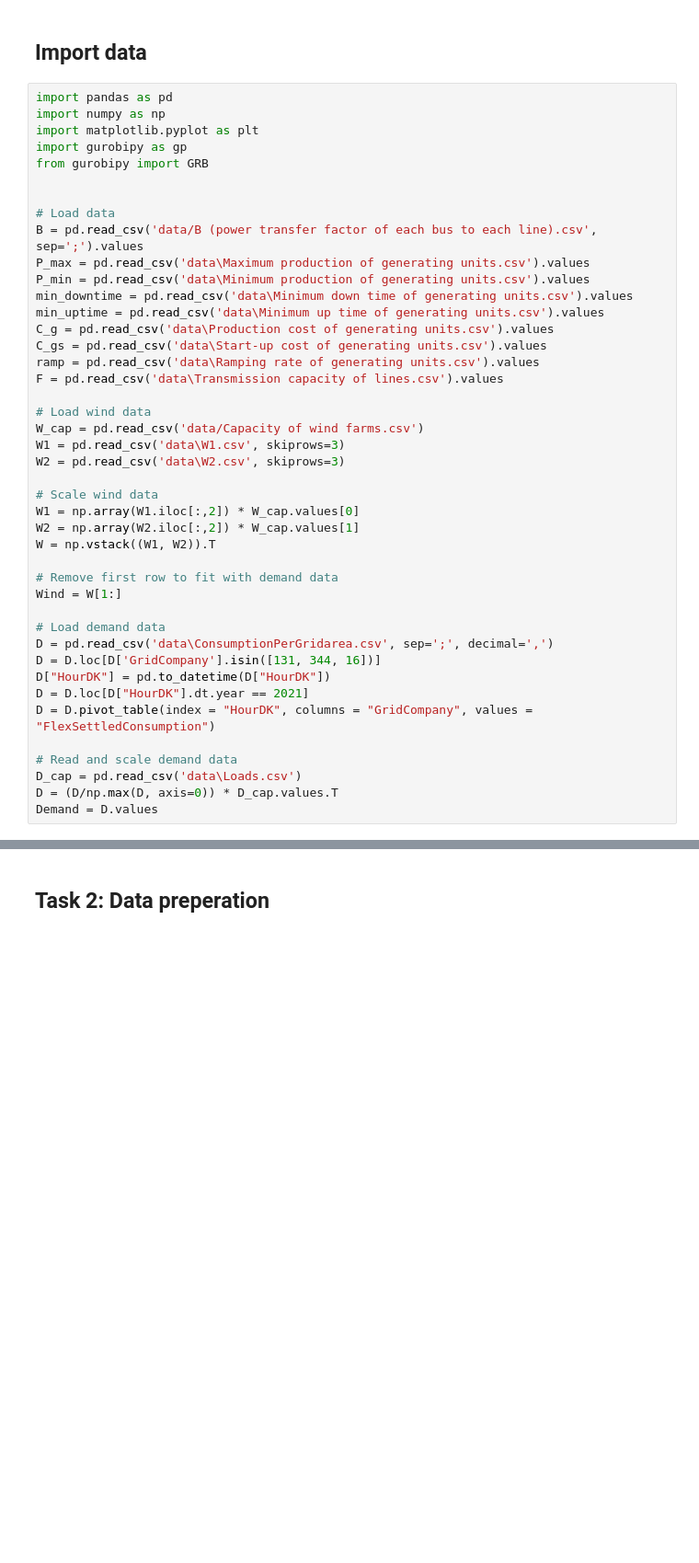
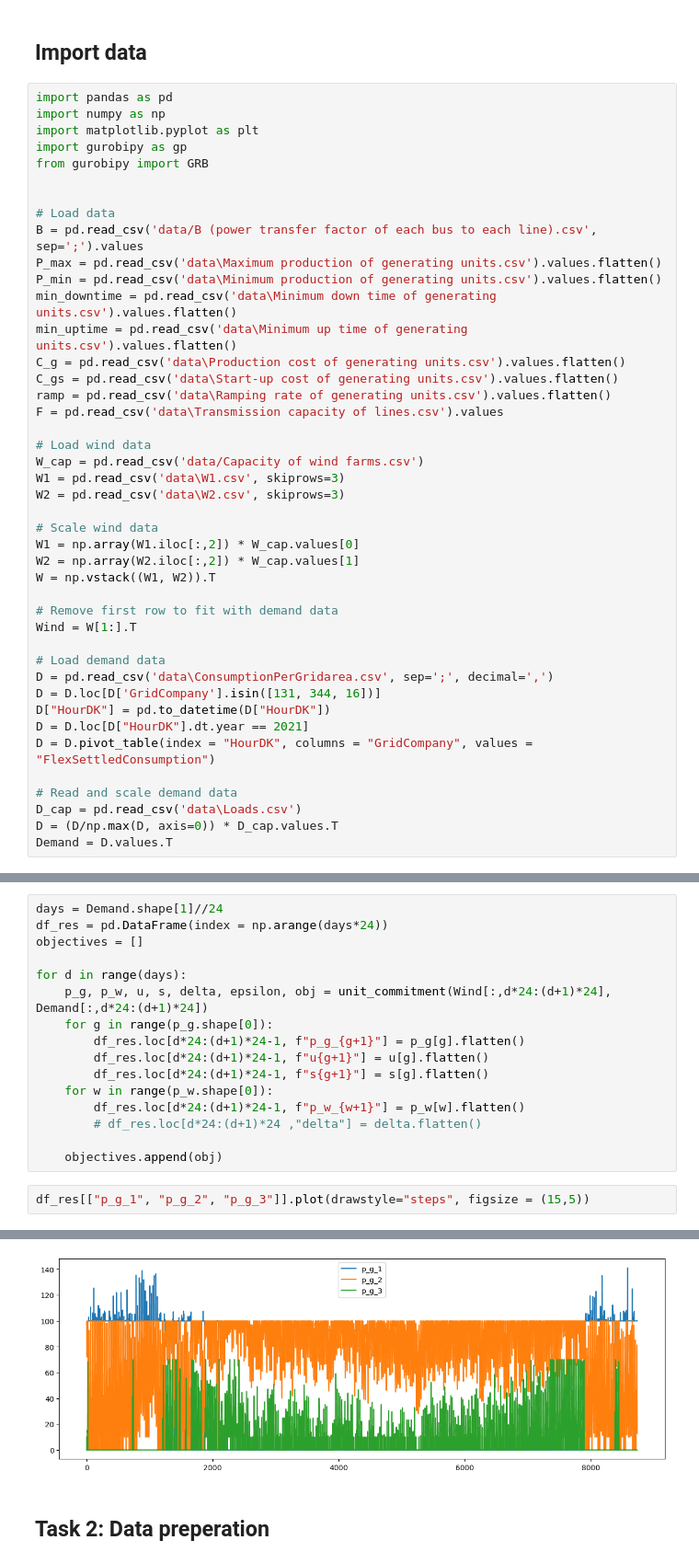
Before and after one commit to JacobSkaarup/46765_assignment2, a Jupyter notebook: main.ipynb, the cells around one changed output, grey strips where cells are left out. Shown at 92% size. Drawn from its saved outputs; the diff is of its cells as text; blank space fills up the shorter version.

Commit message:
Refactor data processing functions for enhanced performance and readability

```diff
--- a/main.ipynb
+++ b/main.ipynb
@@ -10,13 +10,13 @@ from gurobipy import GRB
 
 # Load data
 B = pd.read_csv('data/B (power transfer factor of each bus to each line).csv', sep=';').values
-P_max = pd.read_csv('data\Maximum production of generating units.csv').values
-P_min = pd.read_csv('data\Minimum production of generating units.csv').values
-min_downtime = pd.read_csv('data\Minimum down time of generating units.csv').values
-min_uptime = pd.read_csv('data\Minimum up time of generating units.csv').values
-C_g = pd.read_csv('data\Production cost of generating units.csv').values
-C_gs = pd.read_csv('data\Start-up cost of generating units.csv').values
-ramp = pd.read_csv('data\Ramping rate of generating units.csv').values
+P_max = pd.read_csv('data\Maximum production of generating units.csv').values.flatten()
+P_min = pd.read_csv('data\Minimum production of generating units.csv').values.flatten()
+min_downtime = pd.read_csv('data\Minimum down time of generating units.csv').values.flatten()
+min_uptime = pd.read_csv('data\Minimum up time of generating units.csv').values.flatten()
+C_g = pd.read_csv('data\Production cost of generating units.csv').values.flatten()
+C_gs = pd.read_csv('data\Start-up cost of generating units.csv').values.flatten()
+ramp = pd.read_csv('data\Ramping rate of generating units.csv').values.flatten()
 F = pd.read_csv('data\Transmission capacity of lines.csv').values
 
 # Load wind data
@@ -30,7 +30,7 @@ W2 = np.array(W2.iloc[:,2]) * W_cap.values[1]
 W = np.vstack((W1, W2)).T
 
 # Remove first row to fit with demand data
-Wind = W[1:]
+Wind = W[1:].T
 
 # Load demand data
 D = pd.read_csv('data\ConsumptionPerGridarea.csv', sep=';', decimal=',')
@@ -42,7 +42,7 @@ D = D.pivot_table(index = "HourDK", columns = "GridCompany", values = "FlexSettl
 # Read and scale demand data
 D_cap = pd.read_csv('data\Loads.csv')
 D = (D/np.max(D, axis=0)) * D_cap.values.T
-Demand = D.values
+Demand = D.values.T
 # %% [markdown]
 ## Task 1: Understanding Unit Commitment and optimization model
 ![image.png](attachment:image.png)![image-2.png](attachment:image-2.png)
@@ -113,0 +134,19 @@ array([[ 0.        , -0.68196724, -0.65018141, -0.48266148, -0.51444731,
+# %%
+days = Demand.shape[1]//24
+df_res = pd.DataFrame(index = np.arange(days*24))
+objectives = []
+
+for d in range(days):
+    p_g, p_w, u, s, delta, epsilon, obj = unit_commitment(Wind[:,d*24:(d+1)*24], Demand[:,d*24:(d+1)*24])
+    for g in range(p_g.shape[0]):
+        df_res.loc[d*24:(d+1)*24-1, f"p_g_{g+1}"] = p_g[g].flatten()
+        df_res.loc[d*24:(d+1)*24-1, f"u{g+1}"] = u[g].flatten()
+        df_res.loc[d*24:(d+1)*24-1, f"s{g+1}"] = s[g].flatten()
+    for w in range(p_w.shape[0]):
+        df_res.loc[d*24:(d+1)*24-1, f"p_w_{w+1}"] = p_w[w].flatten()
+        # df_res.loc[d*24:(d+1)*24 ,"delta"] = delta.flatten()
+
+    objectives.append(obj)
+# %%
+df_res[["p_g_1", "p_g_2", "p_g_3"]].plot(drawstyle="steps", figsize = (15,5))
+# %% [output]
@@ -114,3 +154,4 @@ array([[ 0.        , -0.68196724, -0.65018141, -0.48266148, -0.51444731,
+[figure, added]
 # %% [markdown]
 ## Task 2: Data preperation
 # %%
```
Also changed, not shown: parts of 8 cells of this notebook.
